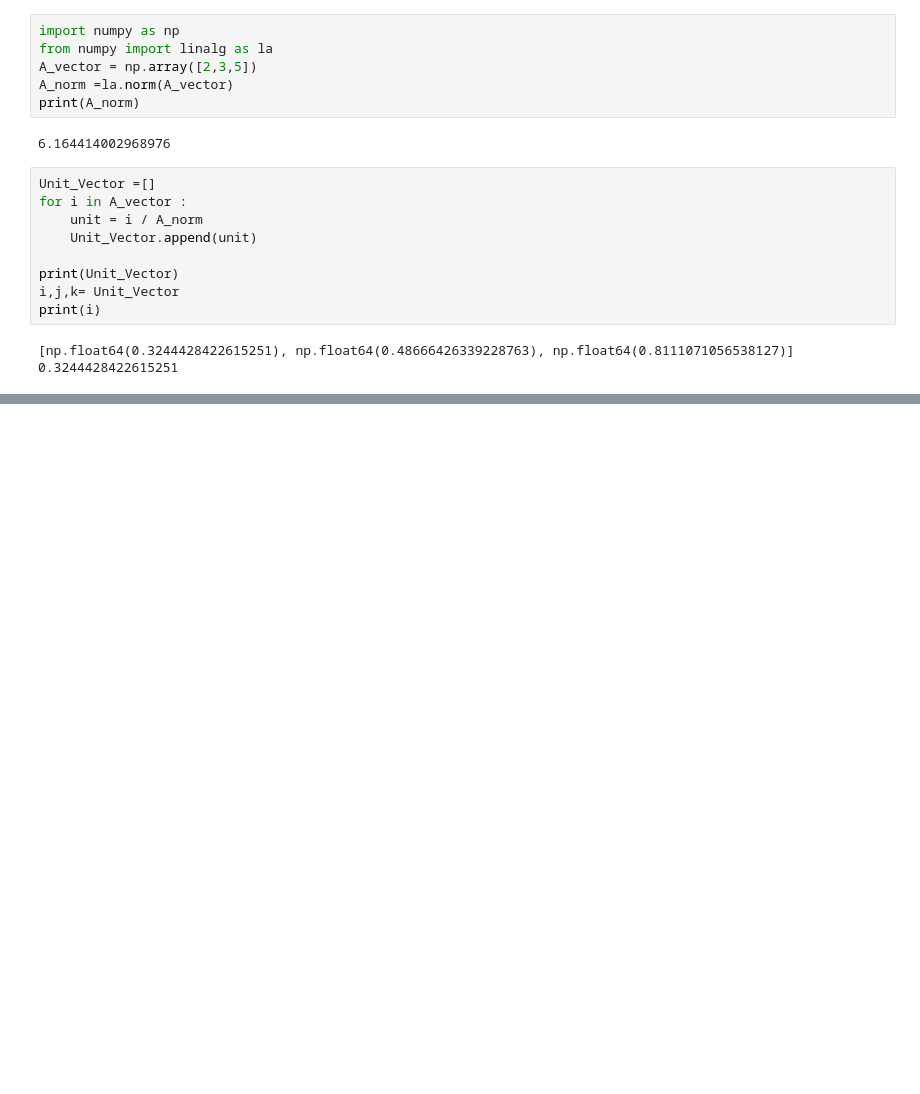
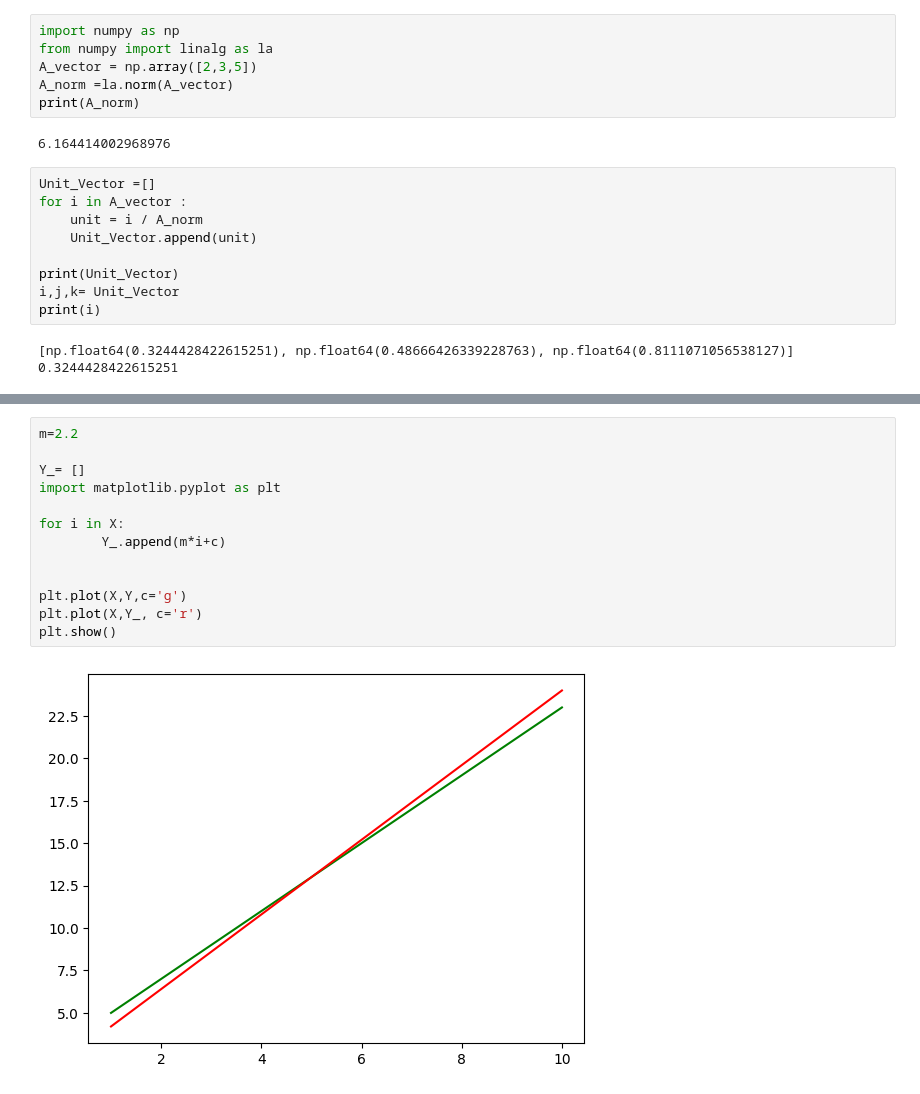
Before and after one commit to avicomputersolutions/DataScience, a Jupyter notebook: MathematicsForDataScience/Basic.ipynb, the cells around one changed output, grey strips where cells are left out. Saved outputs shown, nothing was run; the diff lists cells and outputs as text; blank space fills up the shorter version.

```diff
--- a/MathematicsForDataScience/Basic.ipynb
+++ b/MathematicsForDataScience/Basic.ipynb
@@ -151,0 +206,15 @@ print(i)
+# %%
+m=2.2
+
+Y_= []
+import matplotlib.pyplot as plt
+
+for i in X:
+        Y_.append(m*i+c)
+
+
+plt.plot(X,Y,c='g')
+plt.plot(X,Y_, c='r')
+plt.show()
+# %% [output]
+[figure, added]
```
Also changed, not shown: parts of 5 cells of this notebook.
